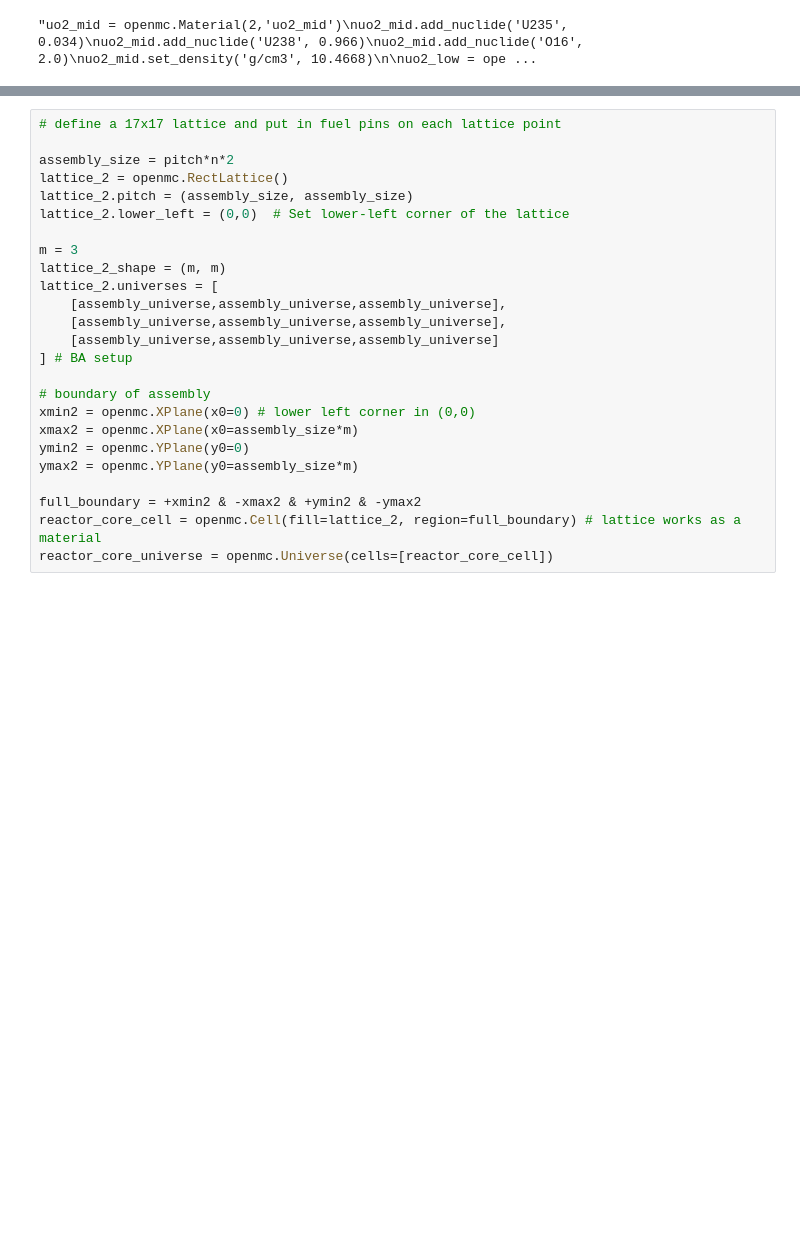
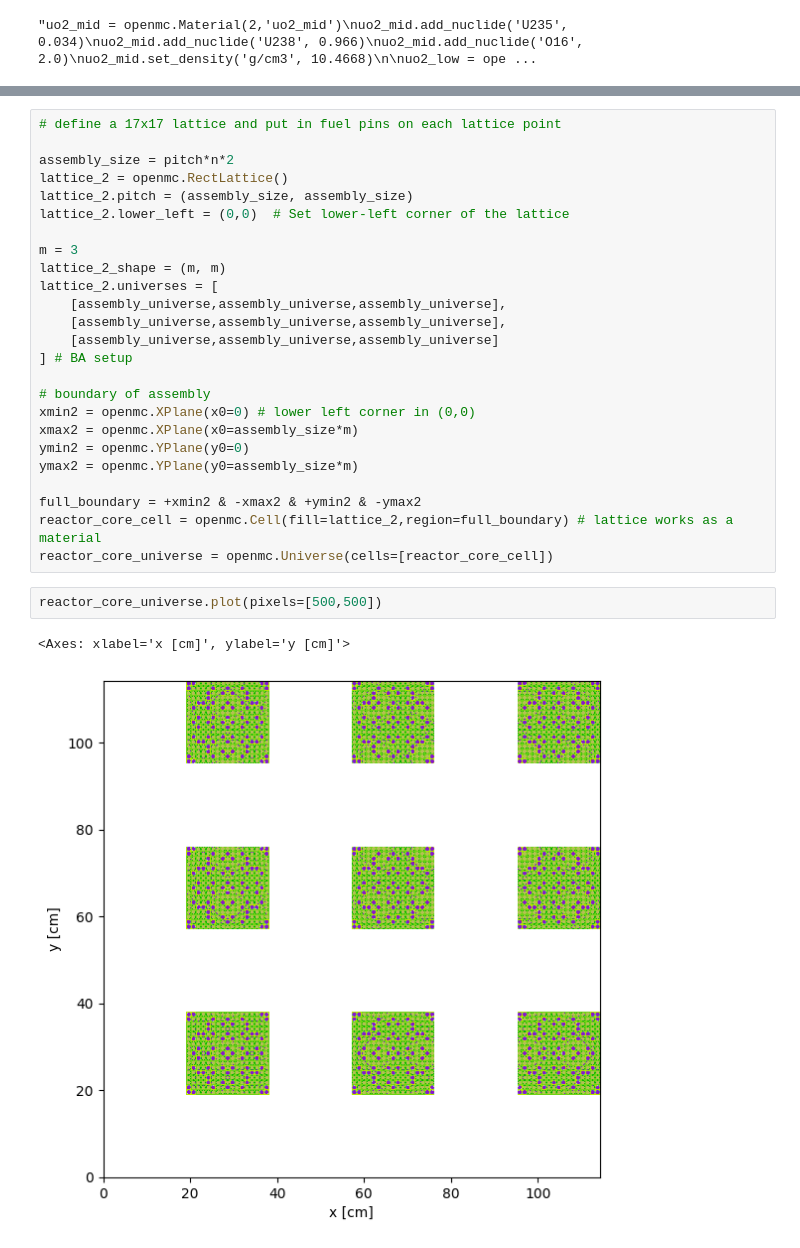
Before and after one commit to jenshoej/ReactorPhysics, a Jupyter notebook: AP1000/ap1000.ipynb, the cells around one changed output, grey strips where cells are left out. Saved outputs shown, nothing was run; the diff lists cells and outputs as text; blank space fills up the shorter version.

Commit message:
3x3 reactor core progress

```diff
--- a/AP1000/ap1000.ipynb
+++ b/AP1000/ap1000.ipynb
@@ -437,5 +440,10 @@ ymin2 = openmc.YPlane(y0=0)
 ymax2 = openmc.YPlane(y0=assembly_size*m)
 
 full_boundary = +xmin2 & -xmax2 & +ymin2 & -ymax2
-reactor_core_cell = openmc.Cell(fill=lattice_2, region=full_boundary) # lattice works as a material
+reactor_core_cell = openmc.Cell(fill=lattice_2,region=full_boundary) # lattice works as a material
 reactor_core_universe = openmc.Universe(cells=[reactor_core_cell])
+# %%
+reactor_core_universe.plot(pixels=[500,500])
+# %% [output]
+<Axes: xlabel='x [cm]', ylabel='y [cm]'>
+[figure, added]
```
Also changed, not shown: parts of 1 cell of this notebook.
